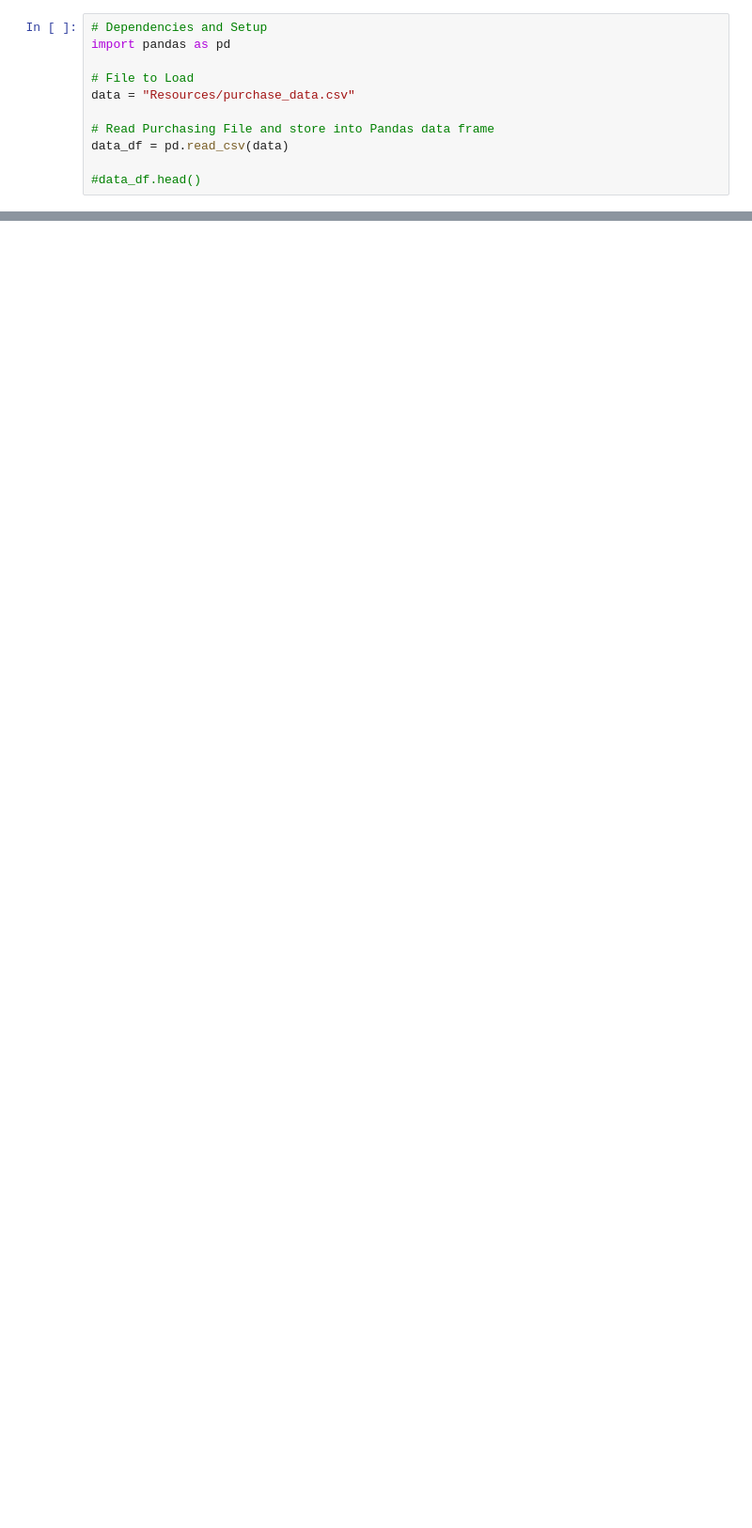
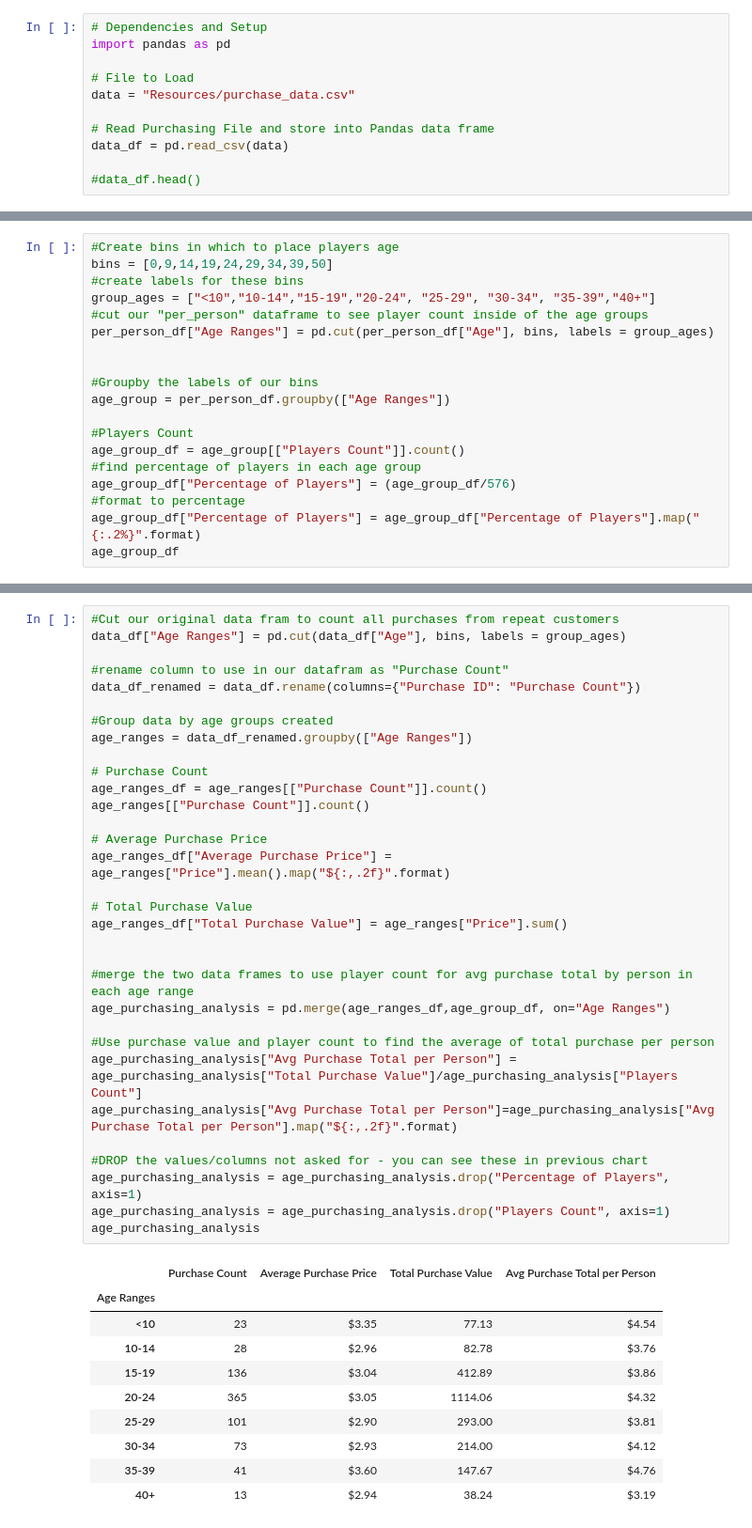
Before and after one commit to Jecyfdez/Pandas-Challenge, a Jupyter notebook: HeroesOfPymoli/MainHeroes.ipynb, the cells around one changed output, grey strips where cells are left out. Shown: that part at 94% size. Drawn from its saved outputs; the diff is of its cells as text; blank space fills up the shorter version.

```diff
--- a/HeroesOfPymoli/MainHeroes.ipynb
+++ b/HeroesOfPymoli/MainHeroes.ipynb
@@ -289,0 +209,19 @@ AttributeError: 'DataFrameGroupBy' object has no attribute 'loc'
+# %%
+#Create bins in which to place players age
+bins = [0,9,14,19,24,29,34,39,50]
+#create labels for these bins
+group_ages = ["<10","10-14","15-19","20-24", "25-29", "30-34", "35-39","40+"]
+#cut our "per_person" dataframe to see player count inside of the age groups
+per_person_df["Age Ranges"] = pd.cut(per_person_df["Age"], bins, labels = group_ages)
+
+
+#Groupby the labels of our bins
+age_group = per_person_df.groupby(["Age Ranges"])
+
+#Players Count
+age_group_df = age_group[["Players Count"]].count()
+#find percentage of players in each age group
+age_group_df["Percentage of Players"] = (age_group_df/576)
+#format to percentage
+age_group_df["Percentage of Players"] = age_group_df["Percentage of Players"].map("{:.2%}".format)
+age_group_df
@@ -289,0 +241,43 @@ AttributeError: 'DataFrameGroupBy' object has no attribute 'loc'
+# %%
+#Cut our original data fram to count all purchases from repeat customers
+data_df["Age Ranges"] = pd.cut(data_df["Age"], bins, labels = group_ages)
+
+#rename column to use in our datafram as "Purchase Count"
+data_df_renamed = data_df.rename(columns={"Purchase ID": "Purchase Count"})
+
+#Group data by age groups created
+age_ranges = data_df_renamed.groupby(["Age Ranges"])
+
+# Purchase Count
+age_ranges_df = age_ranges[["Purchase Count"]].count()
+age_ranges[["Purchase Count"]].count()
+
+# Average Purchase Price
+age_ranges_df["Average Purchase Price"] = age_ranges["Price"].mean().map("${:,.2f}".format)
+
+# Total Purchase Value
+age_ranges_df["Total Purchase Value"] = age_ranges["Price"].sum()
+
+
+#merge the two data frames to use player count for avg purchase total by person in each age range
+age_purchasing_analysis = pd.merge(age_ranges_df,age_group_df, on="Age Ranges")
+
+#Use purchase value and player count to find the average of total purchase per person
+age_purchasing_analysis["Avg Purchase Total per Person"] = age_purchasing_analysis["Total Purchase Value"]/age_purchasing_analysis["Players Count"]
+age_purchasing_analysis["Avg Purchase Total per Person"]=age_purchasing_analysis["Avg Purchase Total per Person"].map("${:,.2f}".format)
+
+#DROP the values/columns not asked for - you can see these in previous chart
+age_purchasing_analysis = age_purchasing_analysis.drop("Percentage of Players", axis=1)
+age_purchasing_analysis = age_purchasing_analysis.drop("Players Count", axis=1)
+age_purchasing_analysis
+# %% [output]
+|  | Purchase Count | Average Purchase Price | Total Purchase Value | Avg Purchase Total per Person |
+| Age Ranges |  |  |  |  |
+| <10 | 23 | $3.35 | 77.13 | $4.54 |
+| 10-14 | 28 | $2.96 | 82.78 | $3.76 |
+| 15-19 | 136 | $3.04 | 412.89 | $3.86 |
+| 20-24 | 365 | $3.05 | 1114.06 | $4.32 |
+| 25-29 | 101 | $2.90 | 293.00 | $3.81 |
+| 30-34 | 73 | $2.93 | 214.00 | $4.12 |
+| 35-39 | 41 | $3.60 | 147.67 | $4.76 |
+| 40+ | 13 | $2.94 | 38.24 | $3.19 |
```
Also changed, not shown: parts of 43 cells of this notebook.
